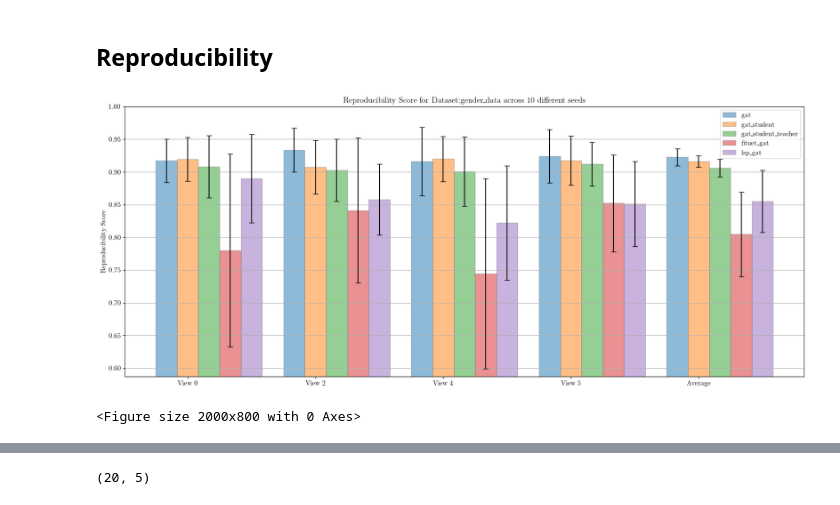
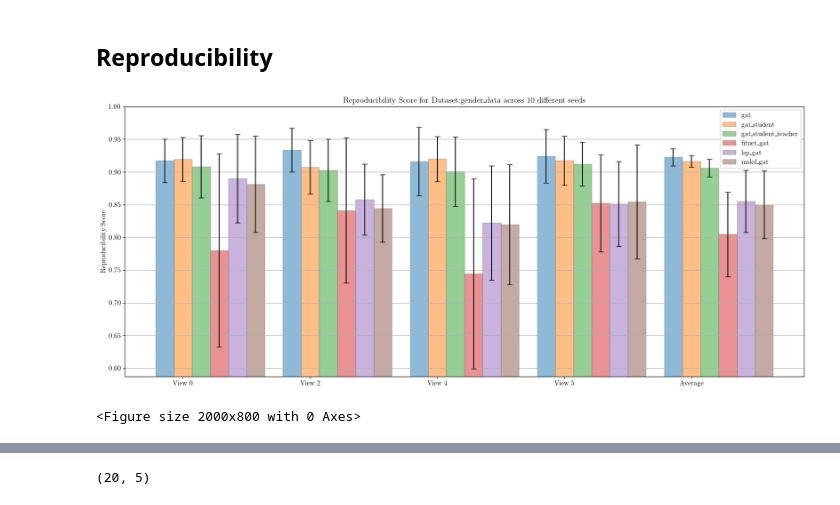
Before and after one commit to LorenzoStigliano/thesis-imperial, a Jupyter notebook: src/notebooks/study_GSP_gat_gat.ipynb, the cells around one changed output, grey strips where cells are left out. Saved outputs shown, nothing was run; the diff lists cells and outputs as text; code cells hidden in the pictures.

```diff
--- a/src/notebooks/study_GSP_gat_gat.ipynb
+++ b/src/notebooks/study_GSP_gat_gat.ipynb
@@ -23,25 +20,25 @@ The autoreload extension is already loaded. To reload it, use:
 # %%
 import matplotlib.pyplot as plt
 
 plt.rcParams['text.latex.preamble']=[r"\usepackage{lmodern}"]
 params = {
     'text.usetex' : True,
     'font.size' : 11,
     'font.family' :'lmodern'
 }
 plt.rcParams.update(params)
 
 dataset="gender_data"
 views=[0, 2, 4, 5]
-models=["gat", "gat_student", "gat_student_teacher", "fitnet_gat",  "lsp_gat"]
-model_args = [gat_args, gat_gat_student_args, gat_gat_student_args, gat_gat_fitnet_student_args, gat_gat_lsp_student_args]
+models=["gat", "gat_student", "gat_student_teacher", "fitnet_gat", "lsp_gat", "mskd_gat"]
+model_args = [gat_args, gat_gat_student_args, gat_gat_student_args, gat_gat_fitnet_student_args, gat_gat_lsp_student_args, gat_gat_mskd_student_args]
 CV=["3Fold", "5Fold", "10Fold"]
 runs=[i for i in range(10)]
 save_fig=False
 
 plot_bar_chart_reproducibility_mulitple_runs(dataset, views, models, CV, runs, students=[-1,-1,-1,-1,-1,-1], model_args=model_args, save_fig=False)
 # %% [output]
-[figure, old version]
+[figure, new version]
 <Figure size 2000x800 with 0 Axes>
 # %%
 for view in [0,2,4,5]:
```
Also changed, not shown: parts of 7 cells of this notebook, 8 other files.
